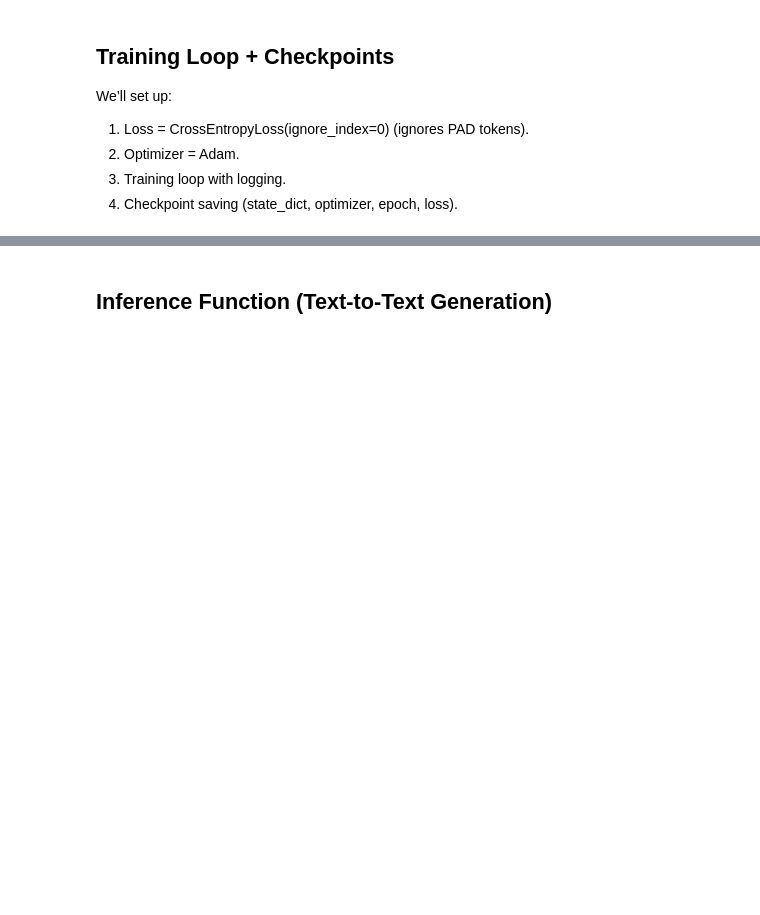
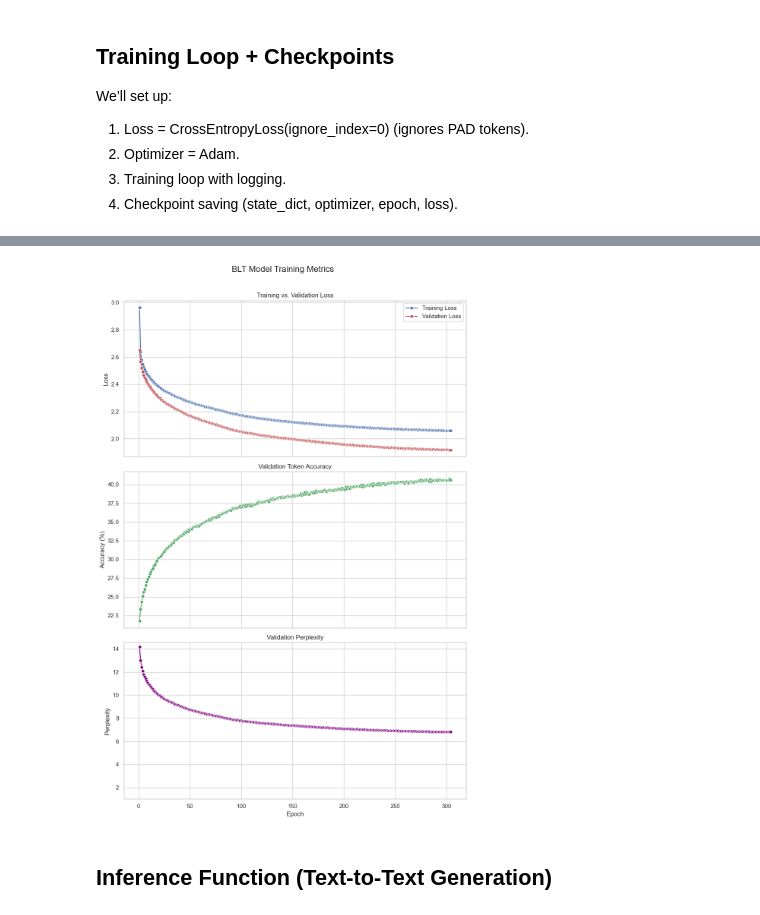
Before and after one commit to SpyBeast07/BLT_vs_traditional, a Jupyter notebook: src/main.ipynb, the cells around one changed output, grey strips where cells are left out. Cells and saved outputs as stored; diff of their text form; code cells hidden in the pictures; blank space fills up the shorter version.

Commit message:
BLT Model Training for 304 epochs

```diff
--- a/src/main.ipynb
+++ b/src/main.ipynb
@@ -880,0 +833,95 @@ validate_blt(model, test_loader, device=device)
+# %%
+import pandas as pd
+import re
+import matplotlib.pyplot as plt
+import seaborn as sns
+
+# --- User Configuration ---
+# Just change this to the name of your saved log file.
+LOG_FILE_PATH = "training_log.txt"
+
+def parse_log_file(file_path):
+    """
+    Reads the training log file and extracts metrics using regular expressions.
+    This is extremely fast as it does not load any models.
+    """
+    metrics = []
+
+    # Regex to find the lines with our metrics
+    train_loss_regex = re.compile(r"Epoch (\d+)/\d+ - Train Loss: ([\d.]+)")
+    val_metrics_regex = re.compile(r"Validation - Loss: ([\d.]+), Perplexity: ([\d.]+), Token Acc: ([\d.]+)%")
+
+    try:
+        with open(file_path, 'r') as f:
+            lines = f.readlines()
+    except FileNotFoundError:
+        print(f"ERROR: The log file was not found at '{file_path}'")
+        print("Please save your training output to this file and try again.")
+        return pd.DataFrame()
+
+    epoch_data = {}
+    for line in lines:
+        train_match = train_loss_regex.search(line)
+        val_match = val_metrics_regex.search(line)
+
+        if train_match:
+            # When we find a new training loss, we start a new record
+            if epoch_data: # Save the previous epoch's complete data
+                metrics.append(epoch_data)
+            epoch_data = {
+                "epoch": int(train_match.group(1)),
+                "train_loss": float(train_match.group(2))
+            }
+
+        if val_match and epoch_data:
+            # Add validation metrics to the current epoch's record
+            epoch_data["val_loss"] = float(val_match.group(1))
+            epoch_data["val_perplexity"] = float(val_match.group(2))
+            epoch_data["val_accuracy"] = float(val_match.group(3))
+
+    if epoch_data: # Append the last record
+        metrics.append(epoch_data)
+
+    return pd.DataFrame(metrics)
+
+# --- Main Execution ---
+if __name__ == '__main__':
+    # 1. Parse the log file to get the metrics DataFrame
+    metrics_df = parse_log_file(LOG_FILE_PATH)
+
+    if metrics_df.empty:
+        print("Could not extract any data. Please check the log file content and path.")
+    else:
+        print("--- Successfully Parsed Metrics ---")
+        print(metrics_df.head())
+
+        # 2. Plotting the results
+        sns.set_theme(style="whitegrid")
+        fig, axes = plt.subplots(3, 1, figsize=(10, 15), sharex=True)
+        fig.suptitle('BLT Model Training Metrics', fontsize=16)
+
+        # Plot 1: Training vs. Validation Loss
+        sns.lineplot(data=metrics_df, x='epoch', y='train_loss', ax=axes[0], label='Training Loss', color='b', marker='o')
+        sns.lineplot(data=metrics_df, x='epoch', y='val_loss', ax=axes[0], label='Validation Loss', color='r', marker='o')
+        axes[0].set_title('Training vs. Validation Loss')
+        axes[0].set_ylabel('Loss')
+        axes[0].legend()
+
+        # Plot 2: Validation Token Accuracy
+        sns.lineplot(data=metrics_df, x='epoch', y='val_accuracy', ax=axes[1], color='g', marker='o')
+        axes[1].set_title('Validation Token Accuracy')
+        axes[1].set_ylabel('Accuracy (%)')
+
+        # Plot 3: Validation Perplexity
+        sns.lineplot(data=metrics_df, x='epoch', y='val_perplexity', ax=axes[2], color='purple', marker='o')
+        axes[2].set_title('Validation Perplexity')
+        axes[2].set_ylabel('Perplexity')
+        axes[2].set_xlabel('Epoch')
+        axes[2].set_ylim(bottom=1) # Perplexity is meaningless below 1
+
+        plt.tight_layout(rect=[0, 0, 1, 0.97])
+        # Save the figure to a file
+        plt.savefig("training_metrics_plot.png")
+        print("\n✅ Graphs saved to 'training_metrics_plot.png'")
+        plt.show()
+# %% [output]
@@ -881,2 +937,3 @@ validate_blt(model, test_loader, device=device)
+[figure, added]
 # %% [markdown]
 ## Inference Function (Text-to-Text Generation)
```
Also changed, not shown: parts of 25 cells of this notebook, 2 other files.
